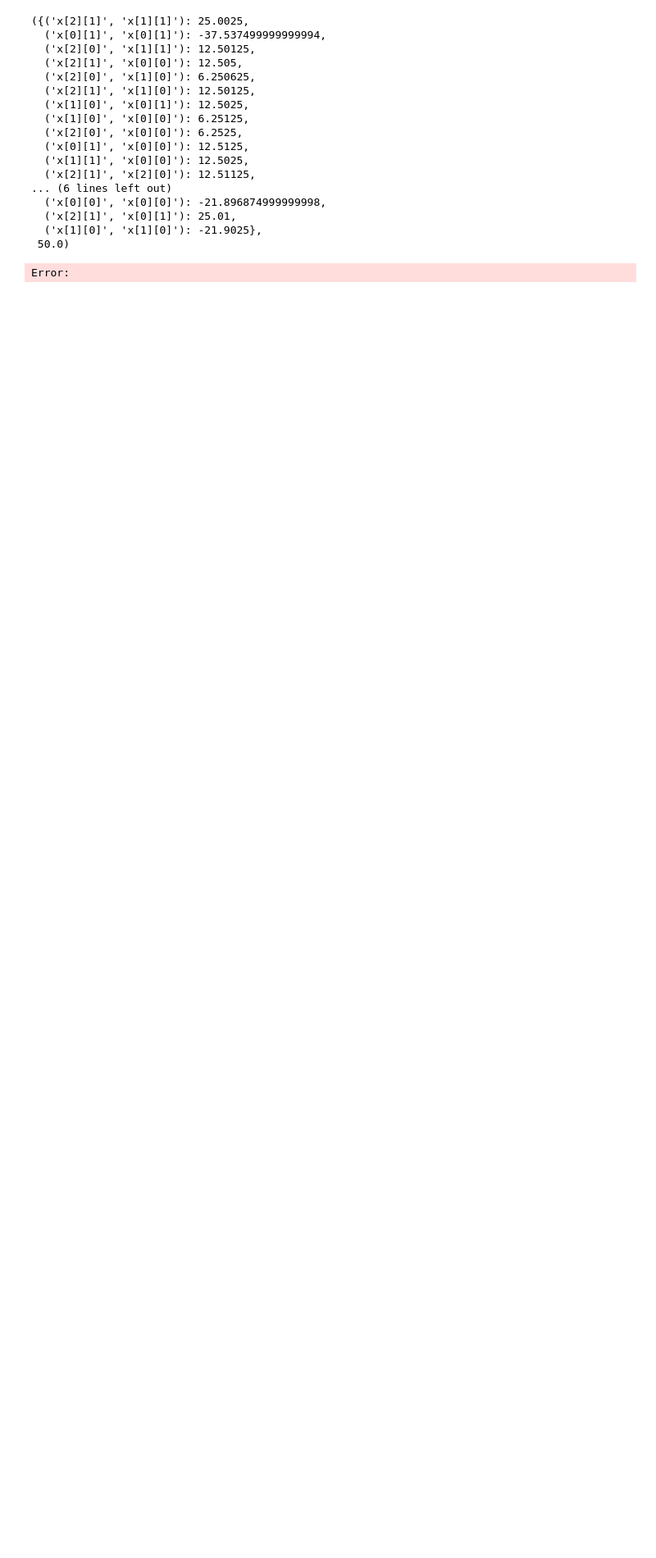
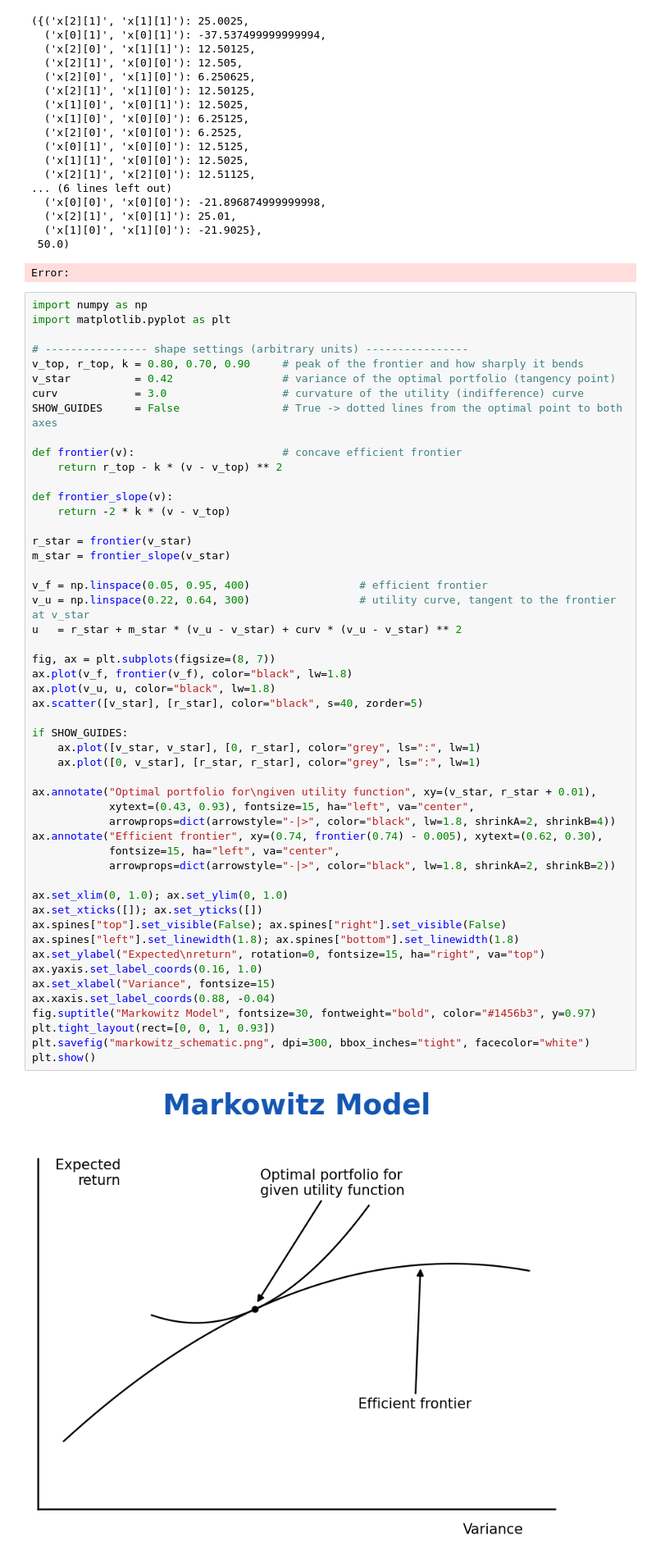
Before and after one commit to MesaGagan003-ops/Portfolio-Optimization, a Jupyter notebook: notes.ipynb, the cells around one changed output. Shown at 82% size. Drawn from its saved outputs; the diff is of its cells as text; blank space fills up the shorter version.

```diff
--- a/notes.ipynb
+++ b/notes.ipynb
@@ -150,3 +150,56 @@ Q, offset
   ('x[1][0]', 'x[1][0]'): -21.9025},
  50.0)
 Error:
+# %%
+import numpy as np
+import matplotlib.pyplot as plt
+
+# ---------------- shape settings (arbitrary units) ----------------
+v_top, r_top, k = 0.80, 0.70, 0.90     # peak of the frontier and how sharply it bends
+v_star          = 0.42                 # variance of the optimal portfolio (tangency point)
+curv            = 3.0                  # curvature of the utility (indifference) curve
+SHOW_GUIDES     = False                # True -> dotted lines from the optimal point to both axes
+
+def frontier(v):                       # concave efficient frontier
+    return r_top - k * (v - v_top) ** 2
+
+def frontier_slope(v):
+    return -2 * k * (v - v_top)
+
+r_star = frontier(v_star)
+m_star = frontier_slope(v_star)
+
+v_f = np.linspace(0.05, 0.95, 400)                 # efficient frontier
+v_u = np.linspace(0.22, 0.64, 300)                 # utility curve, tangent to the frontier at v_star
+u   = r_star + m_star * (v_u - v_star) + curv * (v_u - v_star) ** 2
+
+fig, ax = plt.subplots(figsize=(8, 7))
+ax.plot(v_f, frontier(v_f), color="black", lw=1.8)
+ax.plot(v_u, u, color="black", lw=1.8)
+ax.scatter([v_star], [r_star], color="black", s=40, zorder=5)
+
+if SHOW_GUIDES:
+    ax.plot([v_star, v_star], [0, r_star], color="grey", ls=":", lw=1)
+    ax.plot([0, v_star], [r_star, r_star], color="grey", ls=":", lw=1)
+
+ax.annotate("Optimal portfolio for\ngiven utility function", xy=(v_star, r_star + 0.01),
+            xytext=(0.43, 0.93), fontsize=15, ha="left", va="center",
+            arrowprops=dict(arrowstyle="-|>", color="black", lw=1.8, shrinkA=2, shrinkB=4))
+ax.annotate("Efficient frontier", xy=(0.74, frontier(0.74) - 0.005), xytext=(0.62, 0.30),
+            fontsize=15, ha="left", va="center",
+            arrowprops=dict(arrowstyle="-|>", color="black", lw=1.8, shrinkA=2, shrinkB=2))
+
+ax.set_xlim(0, 1.0); ax.set_ylim(0, 1.0)
+ax.set_xticks([]); ax.set_yticks([])
+ax.spines["top"].set_visible(False); ax.spines["right"].set_visible(False)
+ax.spines["left"].set_linewidth(1.8); ax.spines["bottom"].set_linewidth(1.8)
+ax.set_ylabel("Expected\nreturn", rotation=0, fontsize=15, ha="right", va="top")
+ax.yaxis.set_label_coords(0.16, 1.0)
+ax.set_xlabel("Variance", fontsize=15)
+ax.xaxis.set_label_coords(0.88, -0.04)
+fig.suptitle("Markowitz Model", fontsize=30, fontweight="bold", color="#1456b3", y=0.97)
+plt.tight_layout(rect=[0, 0, 1, 0.93])
+plt.savefig("markowitz_schematic.png", dpi=300, bbox_inches="tight", facecolor="white")
+plt.show()
+# %% [output]
+[figure, added]
```
Also changed, not shown: parts of 3 cells of this notebook, 1 other file.
